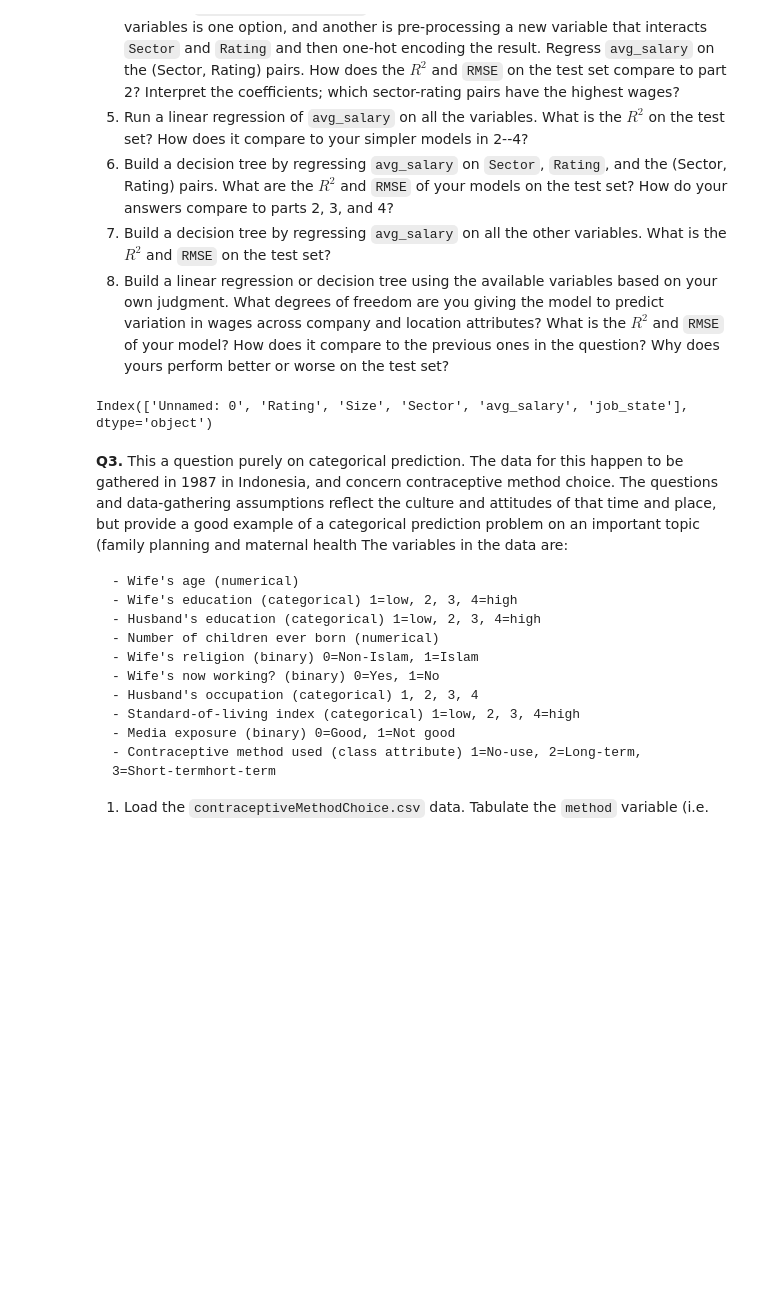
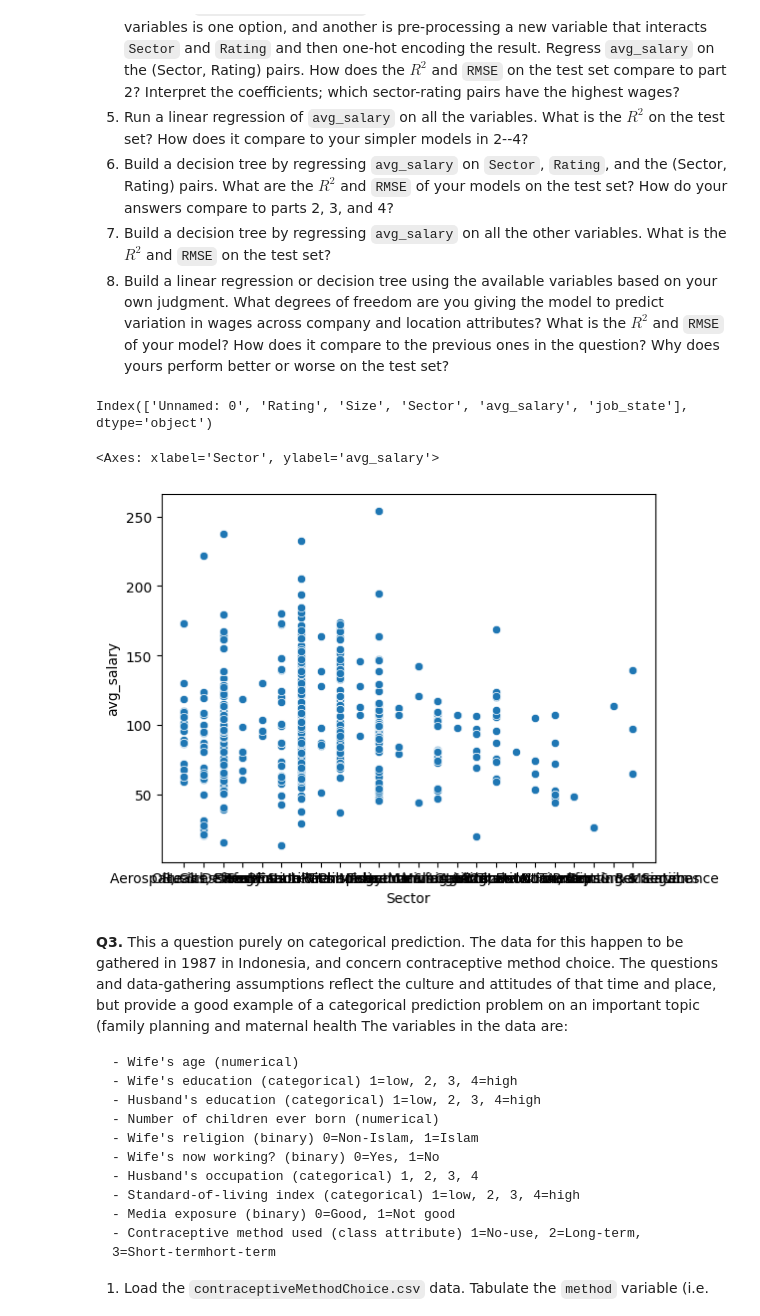
Before and after one commit to 3agleman/assignment4, a Jupyter notebook: assignment4.ipynb, the cells around one changed output. Cells and saved outputs as stored; diff of their text form; code cells hidden in the pictures; blank space fills up the shorter version.

```diff
--- a/assignment4.ipynb
+++ b/assignment4.ipynb
@@ -250,13 +250,21 @@ cart = tree.DecisionTreeClassifier()
 # %%
 #######1#########
 url2 = 'https://raw.githubusercontent.com/3agleman/assignment4/main/data/wages_hw.csv'
 wages = pd.read_csv(url2)
 print(wages.columns)
 wages = wages.loc[wages['Sector'] != '-1']
 wages['job_state'] = wages['job_state'].replace(' Los Angeles',' CA').str.strip()
 wages = wages.loc[wages['Size'] != 'Unknown']
+
+from sklearn.model_selection import train_test_split
+wages_train, wages_test = train_test_split(wages, test_size = .2, random_state = 100)
+
+#######2#########
+sns.scatterplot(data = wages, y='avg_salary',x='Sector')
 # %% [output]
 Index(['Unnamed: 0', 'Rating', 'Size', 'Sector', 'avg_salary', 'job_state'], dtype='object')
+<Axes: xlabel='Sector', ylabel='avg_salary'>
+[figure, added]
 # %% [markdown]
 **Q3.** This a question purely on categorical prediction. The data for this happen to be gathered in 1987 in Indonesia, and concern contraceptive method choice. The questions and data-gathering assumptions reflect the culture and attitudes of that time and place, but provide a good example of a categorical prediction problem on an important topic (family planning and maternal health The variables in the data are:
 
```
